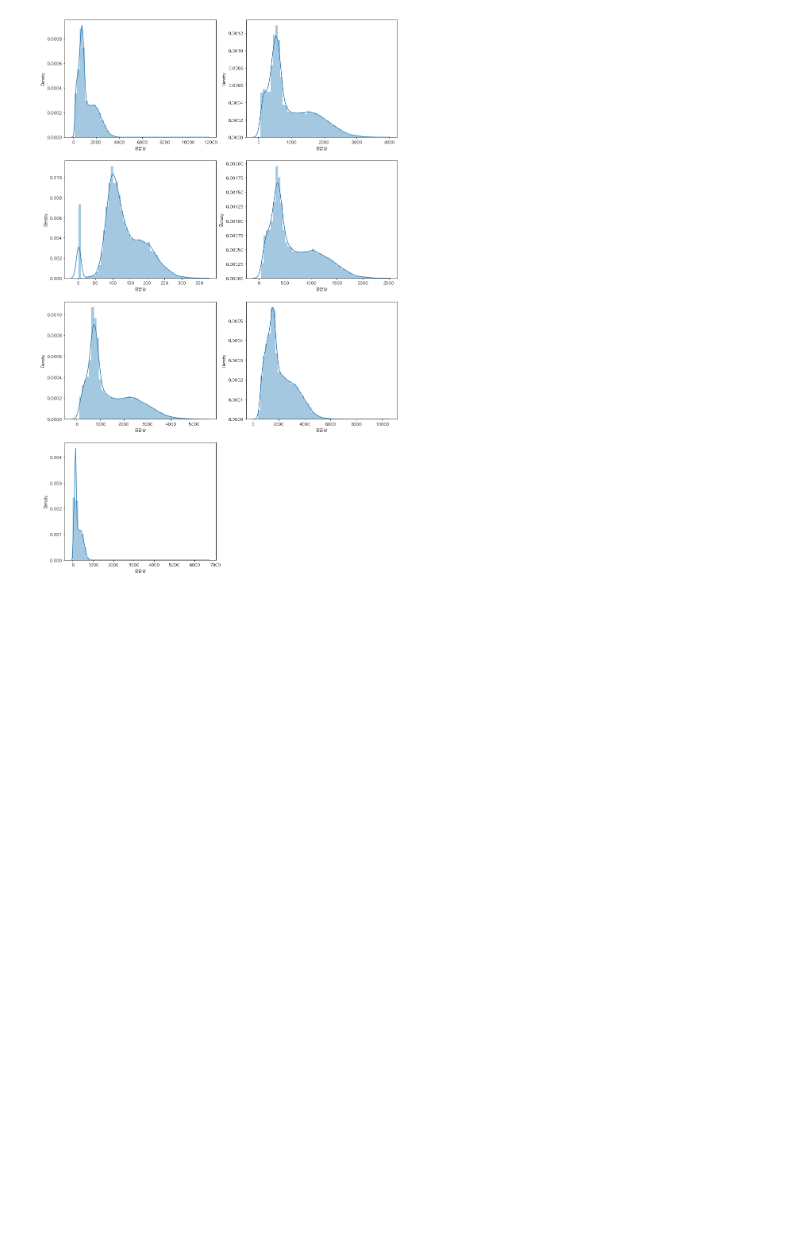
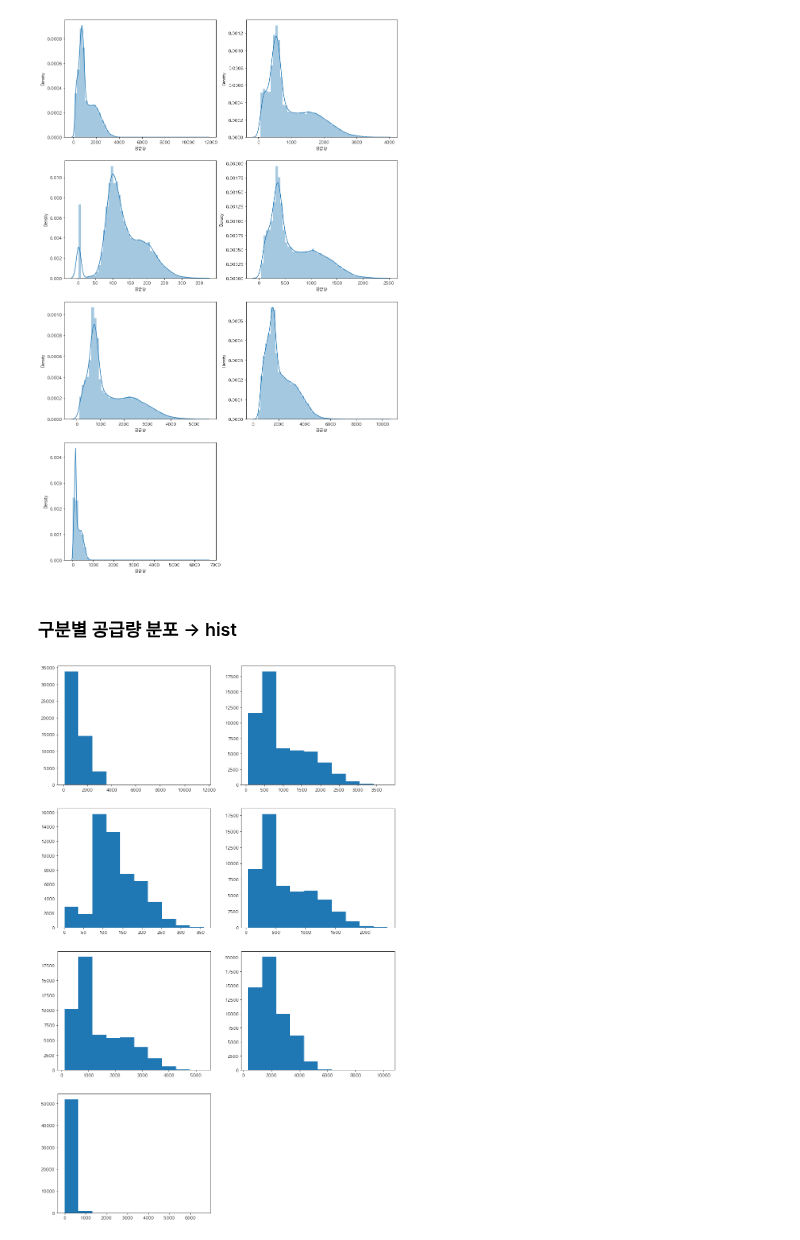
Before and after one commit to city1616/LikeLion_AI_SCHOOL_13th, a Jupyter notebook: 팀 프로젝트 - 멋쟁이 수정처럼/CODE/04_data_analysis.ipynb, the cells around one changed output. Saved outputs shown, nothing was run; the diff lists cells and outputs as text; code cells hidden in the pictures; blank space fills up the shorter version.

```diff
--- a/팀 프로젝트 - 멋쟁이 수정처럼/CODE/04_data_analysis.ipynb
+++ b/팀 프로젝트 - 멋쟁이 수정처럼/CODE/04_data_analysis.ipynb
@@ -407,3 +415,15 @@ for df in group_list :
     sns.distplot(df["공급량"])
 # %% [output]
 [figure]
+# %% [markdown]
+### 구분별 공급량 분포 -> hist
+# %%
+i = 0
+plt.figure(figsize = (15, 25))
+
+for df in group_list :
+    i += 1
+    plt.subplot(4, 2, i)
+    plt.hist(df["공급량"])
+# %% [output]
+[figure, added]
```
Also changed, not shown: parts of 3 cells of this notebook.
